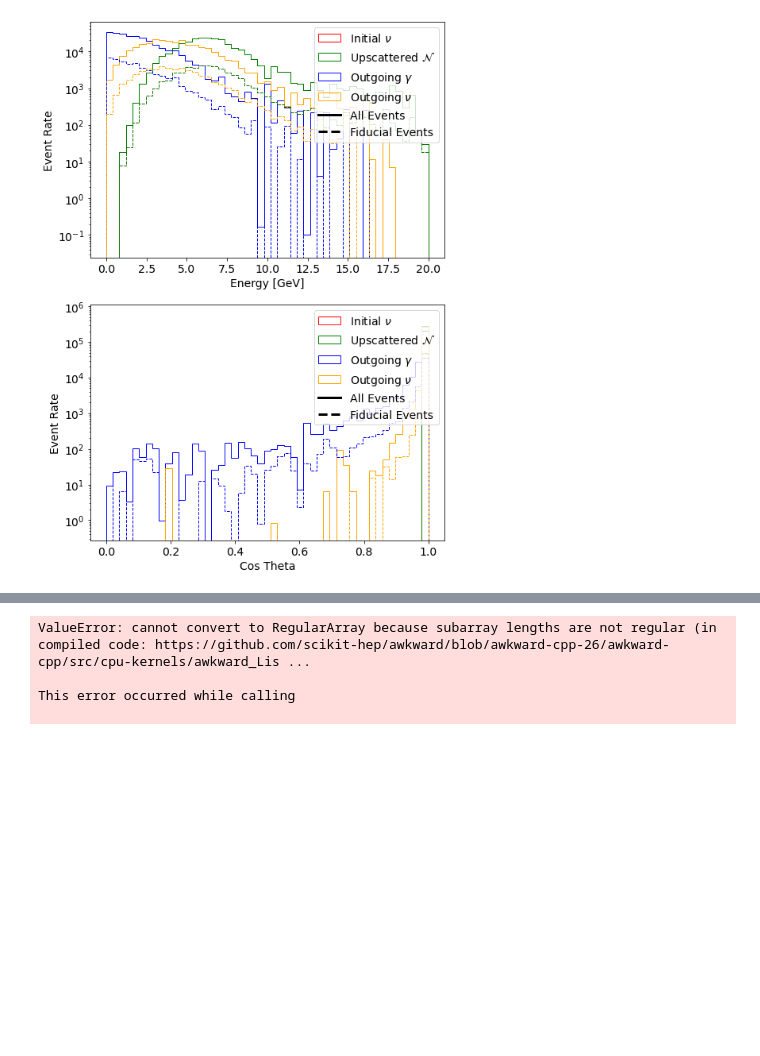
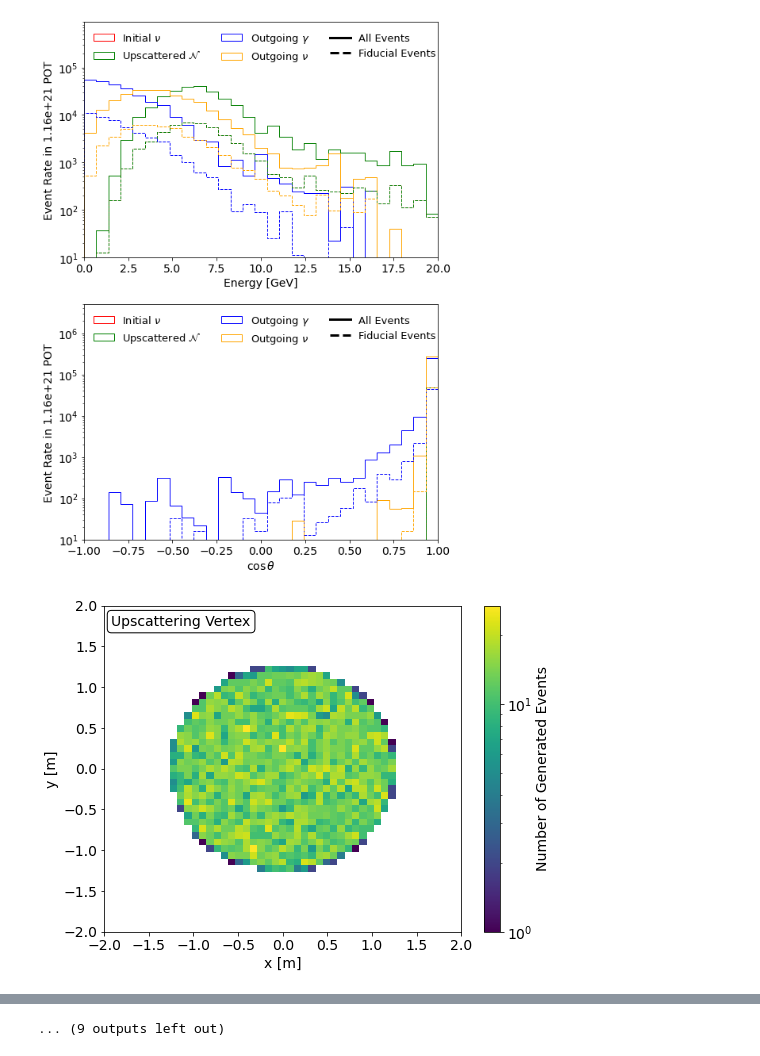
Before and after one commit to Harvard-Neutrino/SIREN, a Jupyter notebook: resources/Examples/Example2/PaperPlots.ipynb, the cells around one changed output, grey strips where cells are left out. Drawn from its saved outputs; the diff is of its cells as text; code cells hidden in the pictures; blank space fills up the shorter version.

Commit message:
First draft at dipole paper plots

```diff
--- a/resources/Examples/Example2/PaperPlots.ipynb
+++ b/resources/Examples/Example2/PaperPlots.ipynb
@@ -35,7 +44,7 @@ zrange = {"MINERvA":[-10,10],
 # %%
 # Kinematic distributions
 
-def plot_kinematics(data,POT,Emax,axis):
+def plot_kinematics(data,POT,Emax,axis,ylim_E=None,ylim_C=None,nbins=30,savestr=None):
 
     fig,ax = plt.subplots(2,1,figsize=(8,12))
     ax[0].set_prop_cycle(color=['red', 'green', 'blue', 'orange'])
@@ -66,7 +75,7 @@ def plot_kinematics(data,POT,Emax,axis):
     nuout_momenta = awk.mask(nuout_momenta, awk.num(nuout_momenta,axis=2)>0)
     nuout_momenta = np.squeeze(nuout_momenta[~awk.is_none(nuout_momenta,axis=1)])
 
-    kwargs = {"bins":np.linspace(0,Emax,50),
+    kwargs = {"bins":np.linspace(0,Emax,nbins),
               "weights":data["event_weight"]*POT,
               "histtype":"step"}
 
@@ -80,7 +89,7 @@ def plot_kinematics(data,POT,Emax,axis):
     def CosTheta(momenta):
         return momenta[:,axis]/np.linalg.norm(momenta[:,1:],axis=-1)
 
-    kwargs["bins"] = np.linspace(0,1,50)
+    kwargs["bins"] = np.linspace(-1,1,nbins)
 
     m,_,_ = ax[1].hist(CosTheta(nu_momenta),**kwargs,label=r"Initial $\nu$")
     ax[1].hist(CosTheta(N_momenta),**kwargs,label=r"Upscattered $\mathcal{N}$")
@@ -91,7 +100,7 @@ def plot_kinematics(data,POT,Emax,axis):
 
     kwargs["ls"] = "--"
     kwargs["weights"]=kwargs["weights"]*fid_flag
-    kwargs["bins"] = np.linspace(0,Emax,50)
+    kwargs["bins"] = np.linspace(0,Emax,nbins)
 
     # Energy [fiducial]
     ax[0].hist(nu_momenta[:,0],**kwargs)
@@ -99,7 +108,7 @@ def plot_kinematics(data,POT,Emax,axis):
     ax[0].hist(gamma_momenta[:,0],**kwargs)
     ax[0].hist(nuout_momenta[:,0],**kwargs)
 
-    kwargs["bins"] = np.linspace(0,1,50)
+    kwargs["bins"] = np.linspace(-1,1,nbins)
 
     ax[1].hist(CosTheta(nu_momenta),**kwargs)
     ax[1].hist(CosTheta(N_momenta),**kwargs)
@@ -109,20 +118,27 @@ def plot_kinematics(data,POT,Emax,axis):
     ax[0].plot([],[],label="All Events",color="black")
     ax[0].plot([],[],ls="--",label="Fiducial Events",color="black")
 
-    ax[0].legend(loc="best")
+    ax[0].legend(loc="upper left",ncol=3)
     ax[0].semilogy()
     ax[0].set_xlabel("Energy [GeV]")
-    ax[0].set_ylabel("Event Rate")
-    ax[0].set_ylim(1e-6*max(n))
+    ax[0].set_ylabel("Event Rate in %2.2e POT"%POT)
+    ax[0].set_xlim(0,Emax)
+    if ylim_E is not None:
+        ax[0].set_ylim(ylim_E)
 
     ax[1].plot([],[],label="All Events",color="black")
     ax[1].plot([],[],ls="--",label="Fiducial Events",color="black")
 
-    ax[1].legend(loc="best")
+    ax[1].legend(loc="upper left",ncol=3)
     ax[1].semilogy()
-    ax[1].set_xlabel("Cos Theta")
-    ax[1].set_ylabel("Event Rate")
-    ax[1].set_ylim(1e-6*max(m))
+    ax[1].set_xlabel(r"$\cos \theta$")
+    ax[1].set_ylabel("Event Rate in %2.2e POT"%POT)
+    ax[1].set_xlim(-1,1)
+    if ylim_C is not None:
+        ax[1].set_ylim(ylim_C)
+
+    if savestr is not None:
+        plt.savefig(savestr+"_kinematics.png",dpi=100)
 
     plt.show()
 # %%
@@ -189,7 +196,12 @@ def plot_positions(data,xrange,yrange,zrange):
 # %%
 for k in filename.keys():
     data = awk.from_parquet("output/"+filename[k])
-    plot_kinematics(data,POT[k],Emax[k],axis[k])
-    plot_positions(data,xrange[k],yrange[k],zrange[k])
+    plot_kinematics(data,POT[k],Emax[k],axis[k],ylim_E[k],ylim_C[k],savestr="figures/%s"%k)
+    plot_positions(data,xrange[k],yrange[k],savestr="figures/%s"%k)
+    if k=="CCM":
+        plot_positions(data,yrange[k],zrange[k],"y","z",savestr="figures/%s"%k)
+    else:
+        plot_positions(data,zrange[k],yrange[k],"z","y",savestr="figures/%s"%k)
 # %% [output]
-[figure, old version]
+[figure, new version]
+[figure, added]
@@ -196,4 +218 @@ for k in filename.keys():
-ValueError: cannot convert to RegularArray because subarray lengths are not regular (in compiled code: https://github.com/scikit-hep/awkward/blob/awkward-cpp-26/awkward-cpp/src/cpu-kernels/awkward_Lis ...
-
-This error occurred while calling
-
+... (9 outputs left out)
```
Also changed, not shown: parts of 4 cells of this notebook, 2 other files.
